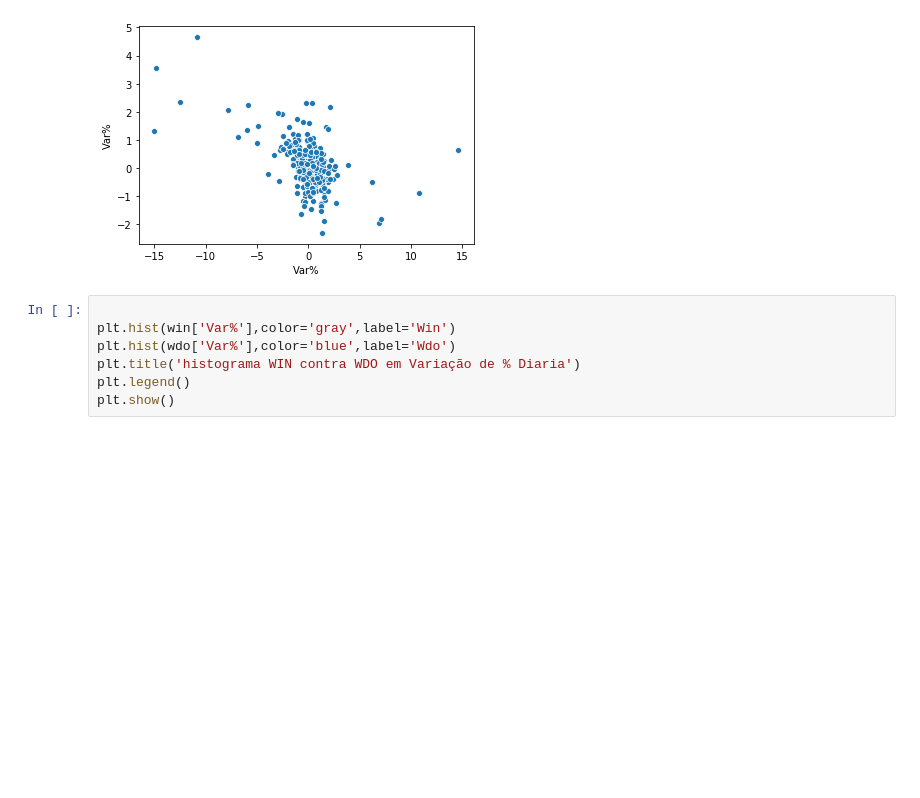
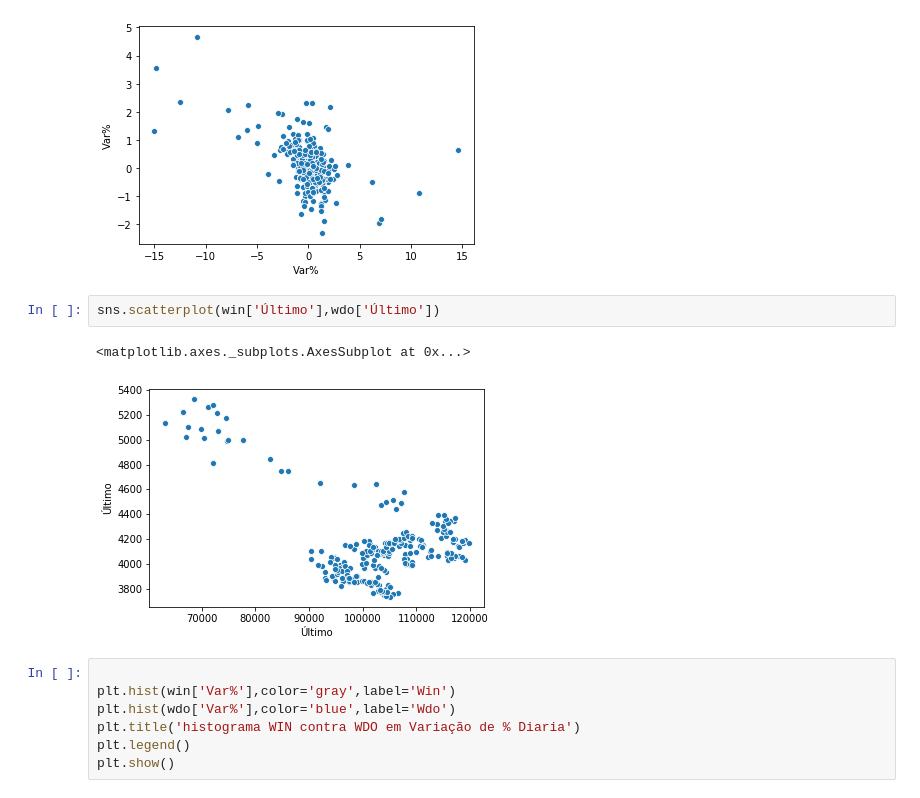
Before and after one commit to nilberthsouza/Analise-WIN-WDO, a Jupyter notebook: Analisando Win e Wdo.ipynb, the cells around one changed output. Saved outputs shown, nothing was run; the diff lists cells and outputs as text; blank space fills up the shorter version.

```diff
--- a/Analisando Win e Wdo.ipynb
+++ b/Analisando Win e Wdo.ipynb
@@ -151,6 +151,11 @@ sns.scatterplot(win['Var%'],wdo['Var%'])
 plt.savefig("isthismonotonic.jpg")
 # %% [output]
 [figure]
+# %%
+sns.scatterplot(win['Último'],wdo['Último'])
+# %% [output]
+<matplotlib.axes._subplots.AxesSubplot at 0x...>
+[figure, added]
 # %%
 
 plt.hist(win['Var%'],color='gray',label='Win')
```
Also changed, not shown: parts of 5 cells of this notebook.
